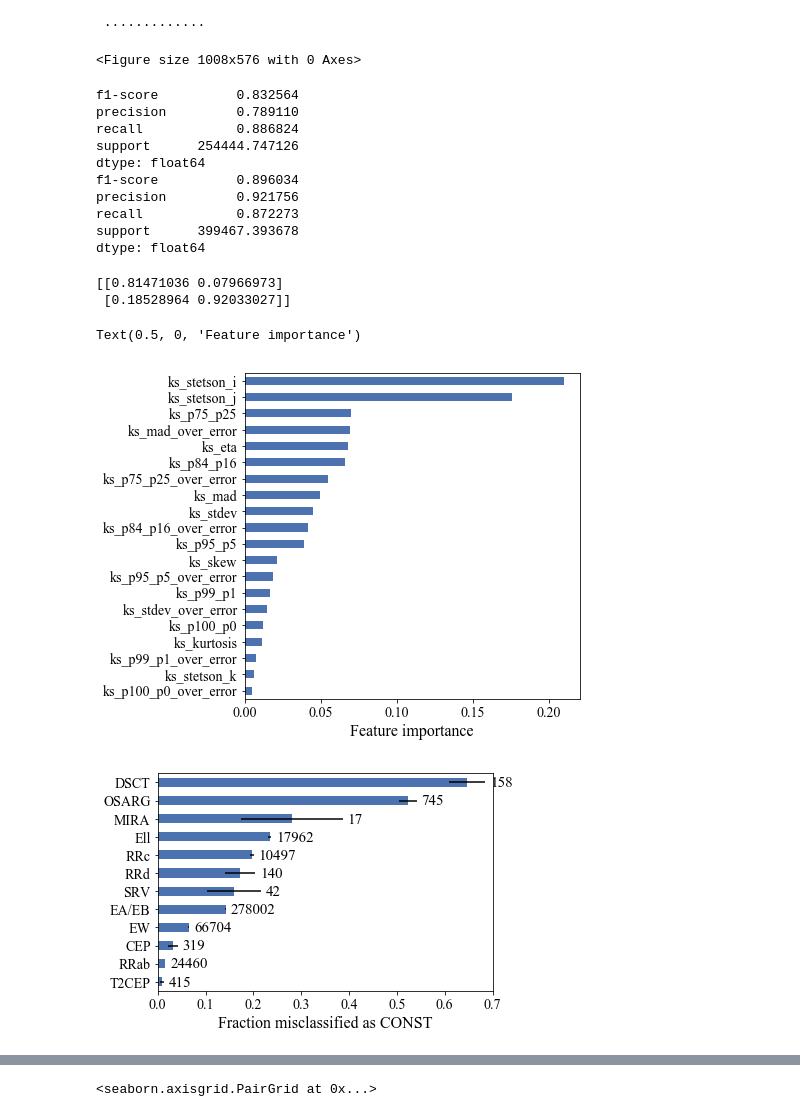
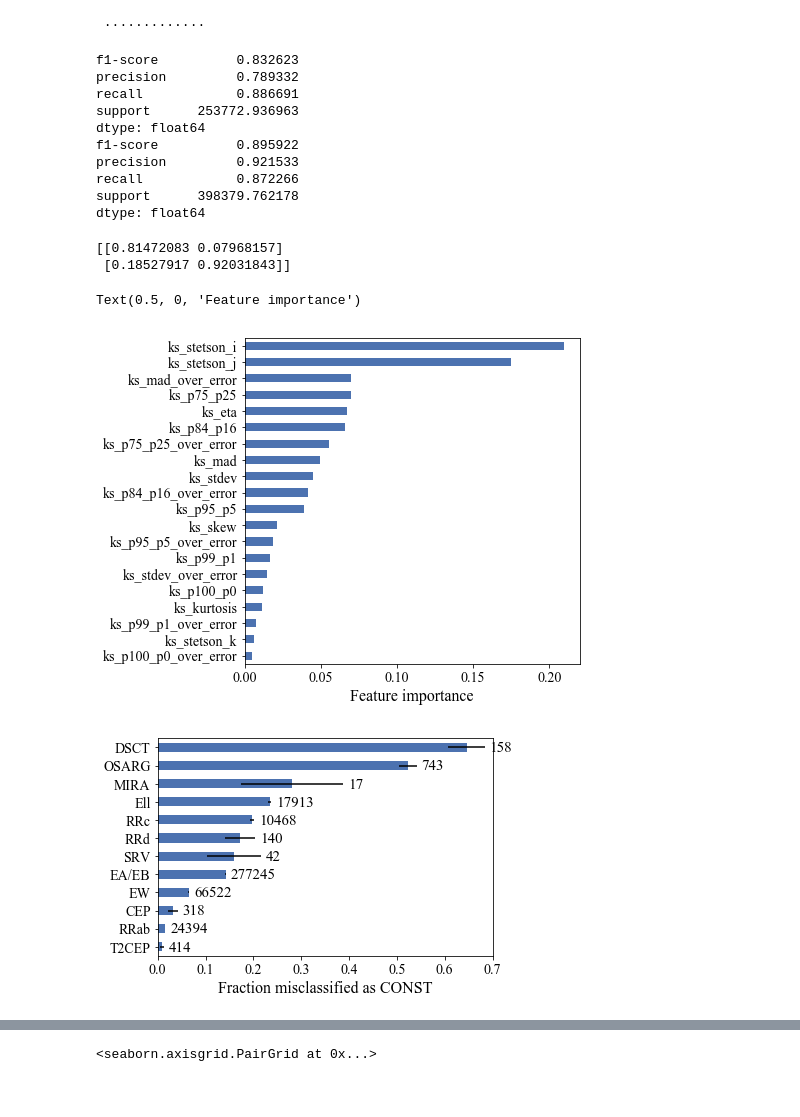
Before and after one commit to thomasmolnar/virac_classifier, a Jupyter notebook: test_notebooks/binary_out.ipynb, the cells around one changed output, grey strips where cells are left out. Saved outputs shown, nothing was run; the diff lists cells and outputs as text; code cells hidden in the pictures.

```diff
--- a/test_notebooks/binary_out.ipynb
+++ b/test_notebooks/binary_out.ipynb
@@ -18,7 +20,7 @@ with open('/local/scratch_2/jls/virac_classifier/binary/edr3/binary_training_set
 colors = {'CONST':'k', 'DSCT':sns.color_palette()[0], 'EA/EB':sns.color_palette()[1], 'EW':sns.color_palette()[2], 'RRab':sns.color_palette()[3]
          , 'RRc':sns.color_palette()[4], 'OSARG':sns.color_palette()[5], 'Ell':'purple', 'RRd':'pink', 'CEP':'blue', 'MIRA':'red', 'SRV':'red', 'T2CEP':'blue'}
 bins_class={}
-plt.figure(figsize=[14.,8.])
+
 for ss in np.unique(binary.training_set['detailed_var_class']):
     fltr = (binary.training_set['detailed_var_class']==ss)
     nn = np.count_nonzero(fltr&(binary.training_set['class']!=binary.training_set['var_class']))
@@ -27,19 +29,24 @@ for ss in np.unique(binary.training_set['detailed_var_class']):
         continue
     bins_class[ss] = np.nanpercentile(binary.training_set['ks_b_ivw_mean_mag'][fltr&(binary.training_set['class']!=binary.training_set['var_class'])],
                                        np.linspace(0.5,99.5,bincount+1))
-def loader(g):
+
+def loader(g, prob_thresh=0.65):
     with open(g, 'rb') as f:
         binary = pickle.load(f)
     totals = binary.training_set['detailed_var_class'].value_counts()
     total_const = binary.training_set['detailed_var_class'][binary.training_set['class']=='CONST'].value_counts()
 
-    var_var, b = np.histogram(binary.training_set['ks_b_ivw_mean_mag'][(binary.training_set['var_class']=='VAR')&(binary.training_set['class']=='VAR')],
+    var_var, b = np.histogram(binary.training_set['ks_b_ivw_mean_mag'][(binary.training_set['var_class']=='VAR')&(binary.training_set['class']=='VAR')
+                                                                      &(binary.training_set['prob']>prob_thresh)],
                               range=[11,17],bins=50)
-    var_const, b = np.histogram(binary.training_set['ks_b_ivw_mean_mag'][(binary.training_set['var_class']=='VAR')&(binary.training_set['class']=='CONST')],
+    var_const, b = np.histogram(binary.training_set['ks_b_ivw_mean_mag'][(binary.training_set['var_class']=='VAR')&((binary.training_set['class']=='CONST')
+                                                                          |(binary.training_set['prob']<prob_thresh))],
                               range=[11,17],bins=50)
-    const_const, b = np.histogram(binary.training_set['ks_b_ivw_mean_mag'][(binary.training_set['var_class']=='CONST')&(binary.training_set['class']=='CONST')],
+    const_const, b = np.histogram(binary.training_set['ks_b_ivw_mean_mag'][(binary.training_set['var_class']=='CONST')&((binary.training_set['class']=='CONST')
+                                                                          |(binary.training_set['prob']<prob_thresh))],
                               range=[11,17],bins=50)
-    const_var, b = np.histogram(binary.training_set['ks_b_ivw_mean_mag'][(binary.training_set['var_class']=='CONST')&(binary.training_set['class']=='VAR')],
+    const_var, b = np.histogram(binary.training_set['ks_b_ivw_mean_mag'][(binary.training_set['var_class']=='CONST')&(binary.training_set['class']=='VAR')
+                                                                        &(binary.training_set['prob']>prob_thresh)],
                               range=[11,17],bins=50)
     mis_count={}
     all_count={}
@@ -65,30 +72,28 @@ def loader(g):
             'misclassified detailed count equal bins': mis_count
            }
 full_set = [loader(g) for g in gg]
-# %% [output]
-<Figure size 1008x576 with 0 Axes>
 # %%
 const_CR = pd.DataFrame.from_dict([f['classification report']['CONST'] for f in full_set]).mean()
 print(const_CR)
 var_CR = pd.DataFrame.from_dict([f['classification report']['VAR'] for f in full_set]).mean()
 print(var_CR)
 # %% [output]
-f1-score          0.832564
-precision         0.789110
-recall            0.886824
-support      254444.747126
+f1-score          0.832623
+precision         0.789332
+recall            0.886691
+support      253772.936963
 dtype: float64
-f1-score          0.896034
-precision         0.921756
-recall            0.872273
-support      399467.393678
+f1-score          0.895922
+precision         0.921533
+recall            0.872266
+support      398379.762178
 dtype: float64
 # %%
 CM=np.sum([f['confusion matrix'] for f in full_set],axis=0)/np.sum([f['confusion matrix'] for f in full_set],axis=(0,1))
 print(CM)
 # %% [output]
-[[0.81471036 0.07966973]
- [0.18528964 0.92033027]]
+[[0.81472083 0.07968157]
+ [0.18527917 0.92031843]]
 # %%
 plt.figure(figsize=[6.,6.])
 df=pd.DataFrame.from_dict([f['feature importance'] for f in full_set]).mean()
@@ -96,20 +101,20 @@ df.nsmallest(20).plot(kind='barh')
 plt.xlabel('Feature importance')
 # %% [output]
 Text(0.5, 0, 'Feature importance')
-[figure, old version]
+[figure, new version]
 # %%
 total_classes = pd.DataFrame.from_dict([f['total number per class'] for f in full_set])
-misclassified = pd.DataFrame.from_dict([f['total misclassified per class'] for f in full_set])
+misclassified = pd.DataFrame.from_dict([f['total per class classified as const'] for f in full_set])
 rates = (misclassified/total_classes).mean().nsmallest(20)[:-1]
 C=total_classes.mean().to_dict()
 Xerr = [np.sqrt(R*(1-R)/C[d]) for R,d in zip(rates.values,rates.keys())]
 rates.plot(kind='barh', xerr=Xerr)
 plt.xlabel(r'Fraction misclassified as CONST')
 plt.xlim(0.,0.7)
 [plt.annotate('%i'%C[c],(d+0.01+x,i-0.25),fontsize=15)
  for i,(d,c,x) in enumerate(zip(rates.values,rates.keys(),Xerr))];
 # %% [output]
-[figure, old version]
+[figure, new version]
 # %%
 tr=[1-full_set[ii]['total per class classified as const']['CONST']/full_set[ii]['total number per class']['CONST']
  for ii in range(len(full_set))]
```
Also changed, not shown: parts of 5 cells of this notebook, 2 other files.
